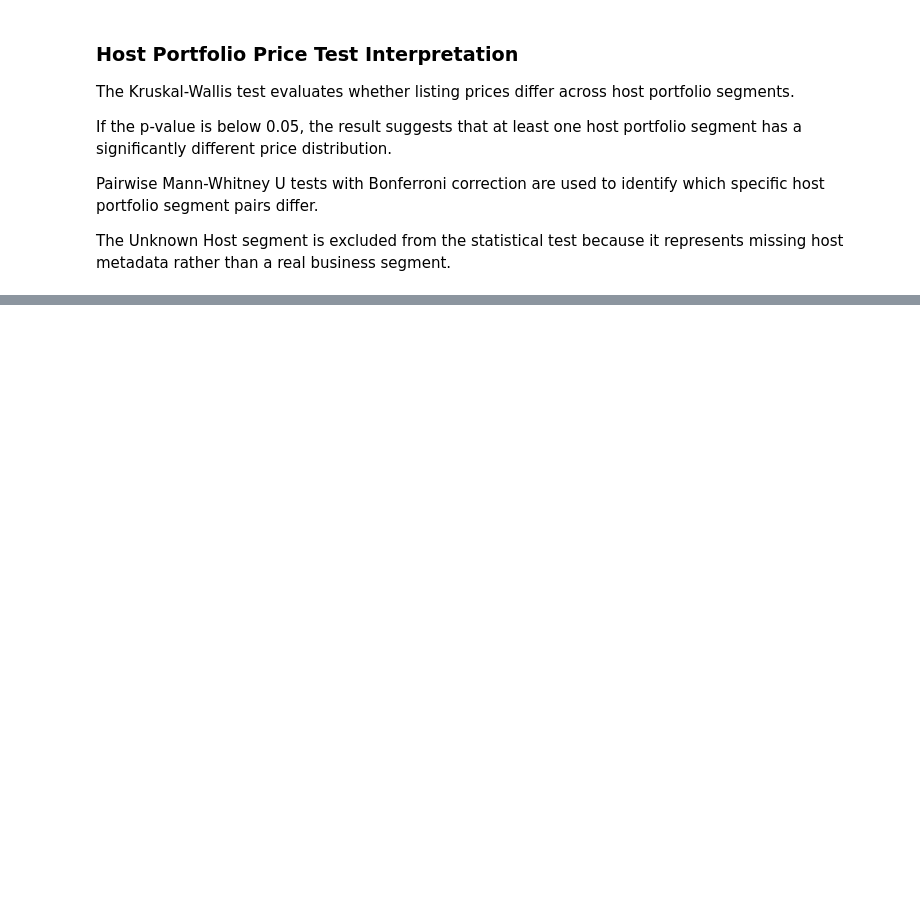
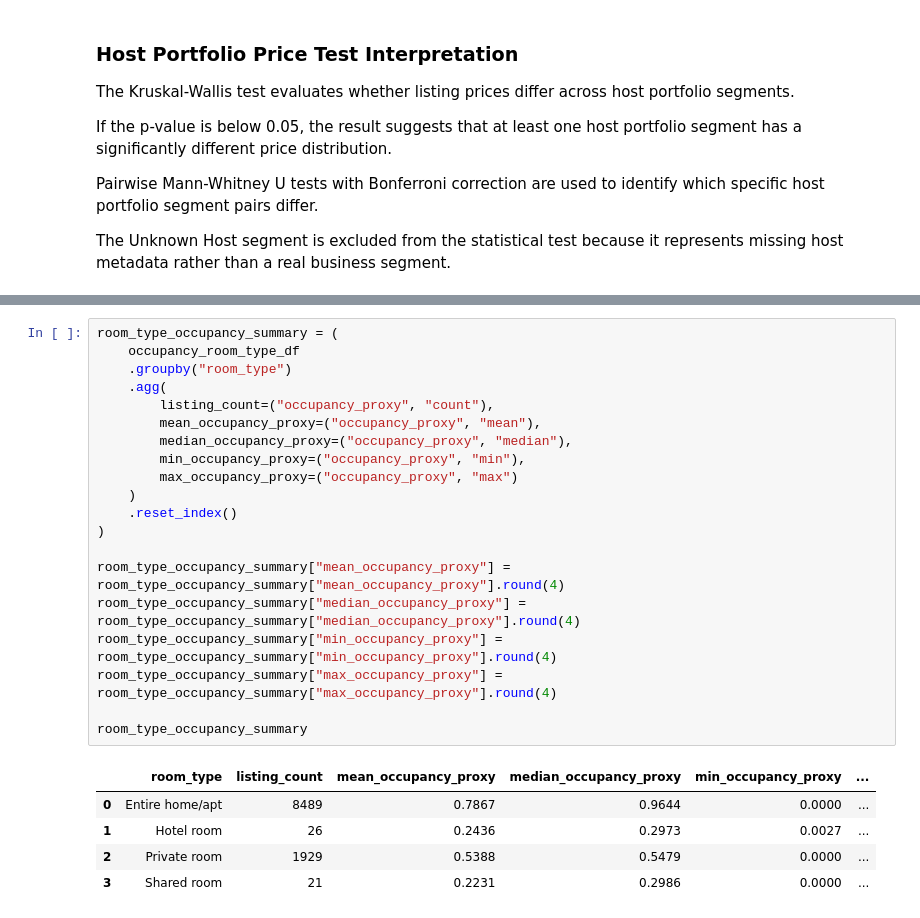
Before and after one commit to Tnadeeja/Inside-Airbnb-Market-Intelligence-Platform-Data-Engineering-Analytics-AI, a Jupyter notebook: notebooks/04_statistical_analysis.ipynb, the cells around one changed output, grey strips where cells are left out. Cells and saved outputs as stored; diff of their text form; blank space fills up the shorter version.

```diff
--- a/notebooks/04_statistical_analysis.ipynb
+++ b/notebooks/04_statistical_analysis.ipynb
@@ -495,0 +530,26 @@ The Unknown Host segment is excluded from the statistical test because it repres
+# %%
+room_type_occupancy_summary = (
+    occupancy_room_type_df
+    .groupby("room_type")
+    .agg(
+        listing_count=("occupancy_proxy", "count"),
+        mean_occupancy_proxy=("occupancy_proxy", "mean"),
+        median_occupancy_proxy=("occupancy_proxy", "median"),
+        min_occupancy_proxy=("occupancy_proxy", "min"),
+        max_occupancy_proxy=("occupancy_proxy", "max")
+    )
+    .reset_index()
+)
+
+room_type_occupancy_summary["mean_occupancy_proxy"] = room_type_occupancy_summary["mean_occupancy_proxy"].round(4)
+room_type_occupancy_summary["median_occupancy_proxy"] = room_type_occupancy_summary["median_occupancy_proxy"].round(4)
+room_type_occupancy_summary["min_occupancy_proxy"] = room_type_occupancy_summary["min_occupancy_proxy"].round(4)
+room_type_occupancy_summary["max_occupancy_proxy"] = room_type_occupancy_summary["max_occupancy_proxy"].round(4)
+
+room_type_occupancy_summary
+# %% [output]
+|  | room_type | listing_count | mean_occupancy_proxy | median_occupancy_proxy | min_occupancy_proxy | ... |
+| 0 | Entire home/apt | 8489 | 0.7867 | 0.9644 | 0.0000 | ... |
+| 1 | Hotel room | 26 | 0.2436 | 0.2973 | 0.0027 | ... |
+| 2 | Private room | 1929 | 0.5388 | 0.5479 | 0.0000 | ... |
+| 3 | Shared room | 21 | 0.2231 | 0.2986 | 0.0000 | ... |
```
Also changed, not shown: parts of 10 cells of this notebook, 3 other files.
